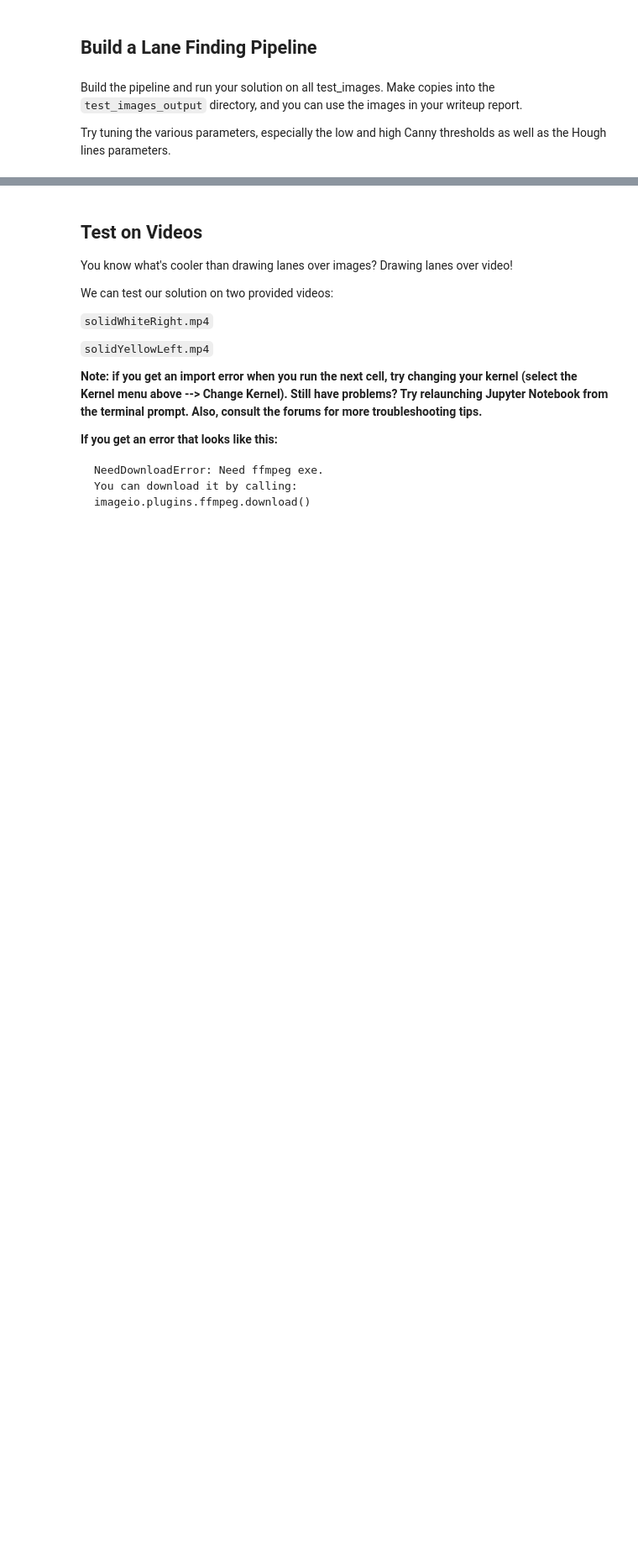
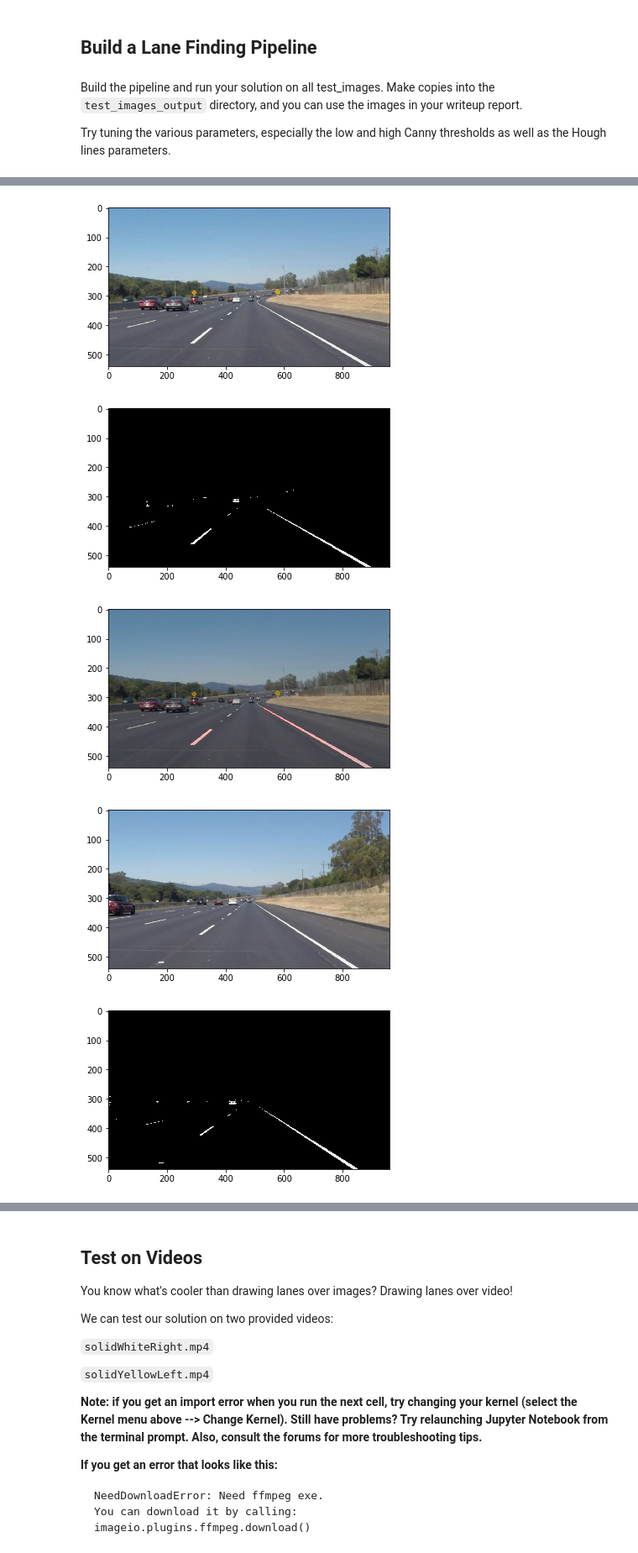
Before and after one commit to tranlv/Self-Driving-Car-Engineer-Part-1, a Jupyter notebook: Finding Lane Lines/P1.ipynb, the cells around one changed output, grey strips where cells are left out. Shown at 84% size. Cells and saved outputs as stored; diff of their text form; code cells hidden in the pictures; blank space fills up the shorter version.

```diff
--- a/Finding Lane Lines/P1.ipynb
+++ b/Finding Lane Lines/P1.ipynb
@@ -274,0 +299,12 @@ for img in os.listdir("test_images/"):
+# %%
+for img in os.listdir("test_images/"):
+    image = mpimg.imread("test_images/" + img)
+    output = lane_finding_pipeline(image)
+    plt.imshow(output)
+    cv2.imwrite('test_images_output/' + img, output)
+# %% [output]
+[figure, added]
+[figure, added]
+[figure, added]
+[figure, added]
+[figure, added]
```
Also changed, not shown: parts of 7 cells of this notebook, 9 other files.
